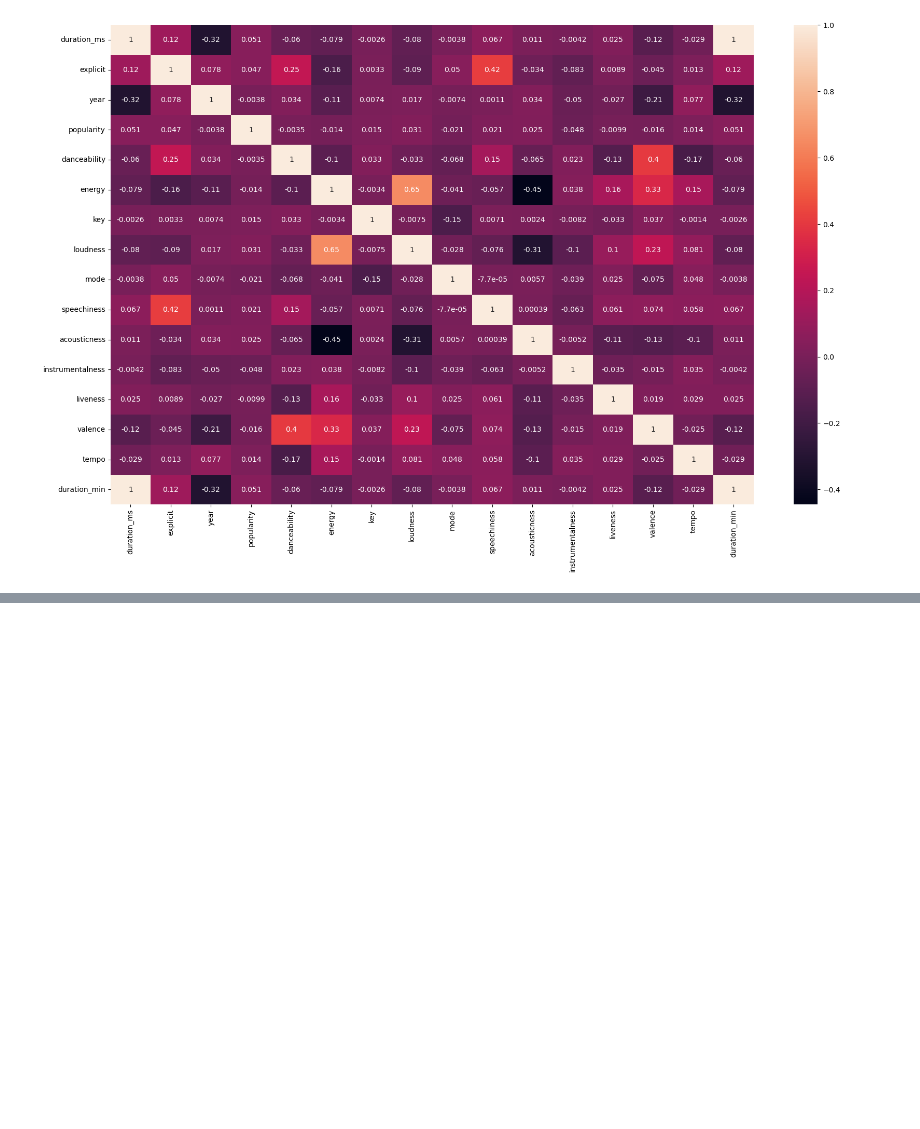
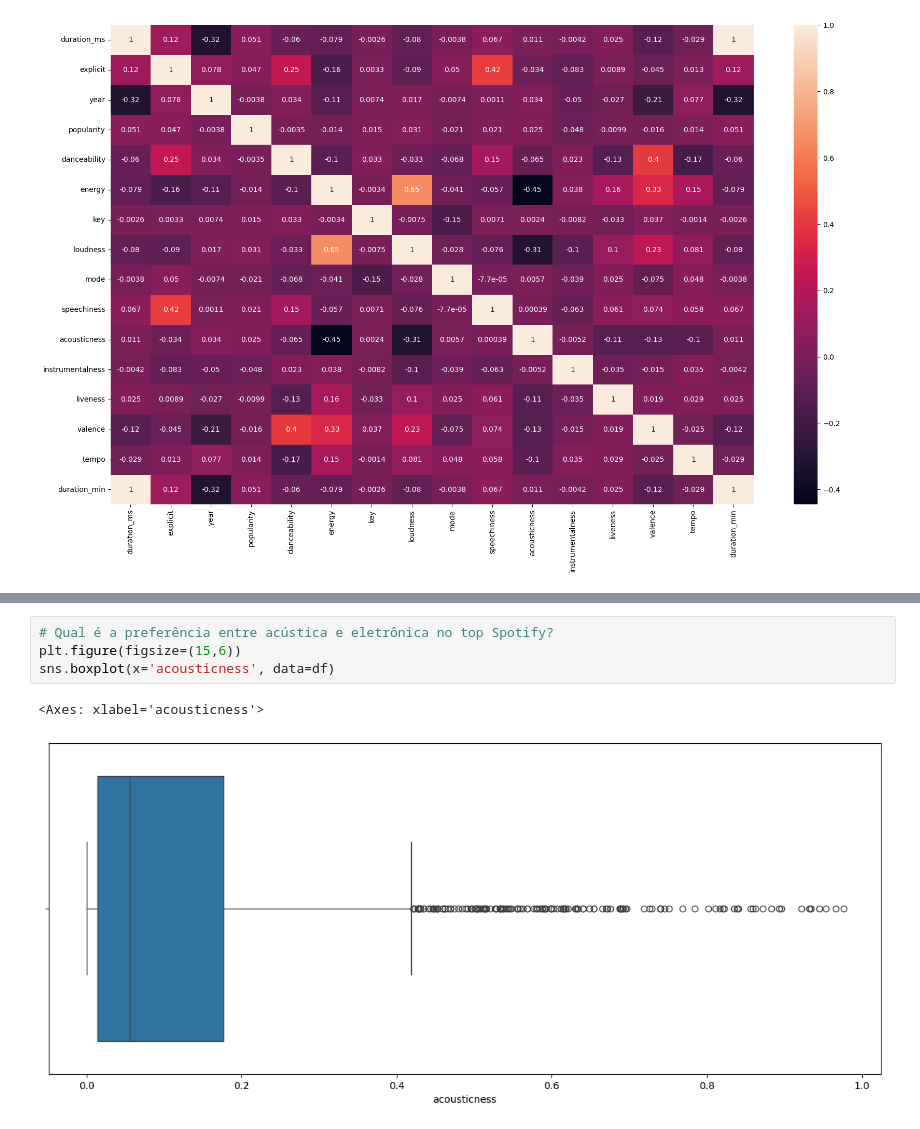
Before and after one commit to pnferreira/koru-analise-dados, a Jupyter notebook: aula5.ipynb, the cells around one changed output, grey strips where cells are left out. Saved outputs shown, nothing was run; the diff lists cells and outputs as text; blank space fills up the shorter version.

```diff
--- a/aula5.ipynb
+++ b/aula5.ipynb
@@ -143,0 +152,7 @@ sns.heatmap(df.corr(numeric_only=True), annot=True)
+# %%
+# Qual é a preferência entre acústica e eletrônica no top Spotify?
+plt.figure(figsize=(15,6))
+sns.boxplot(x='acousticness', data=df)
+# %% [output]
+<Axes: xlabel='acousticness'>
+[figure, added]
```
Also changed, not shown: parts of 7 cells of this notebook, 1 other file.
